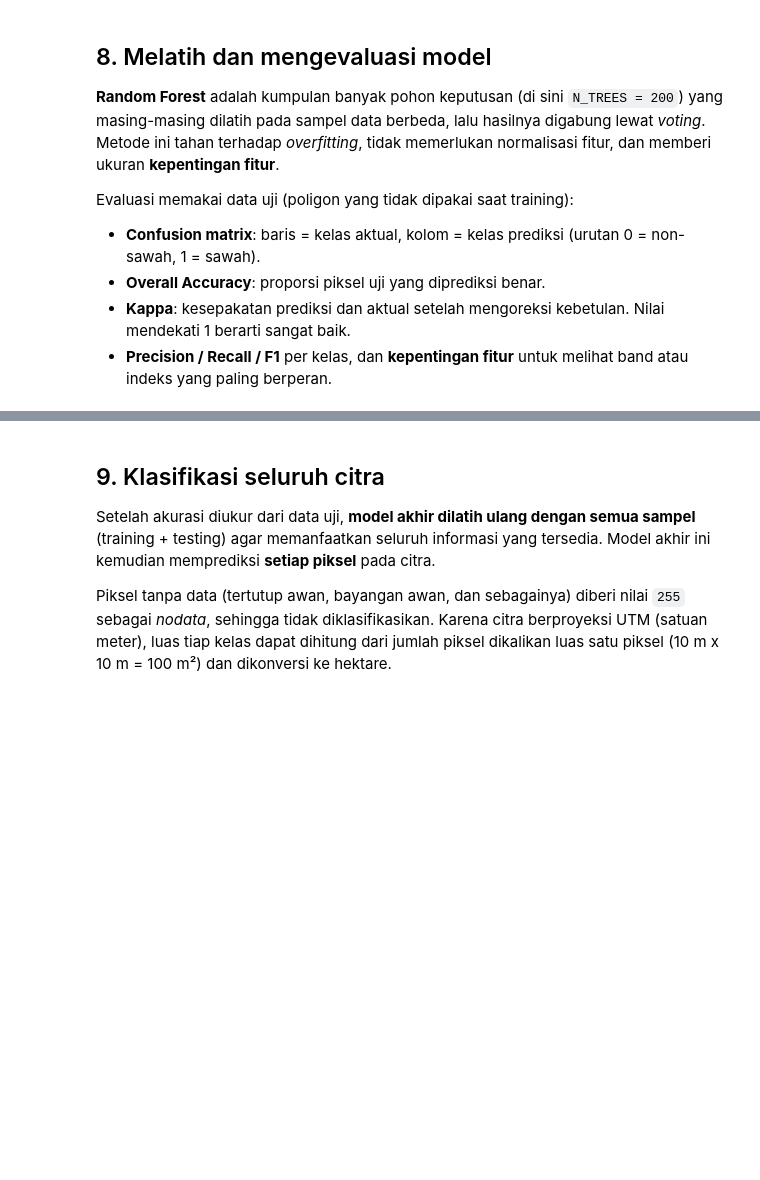
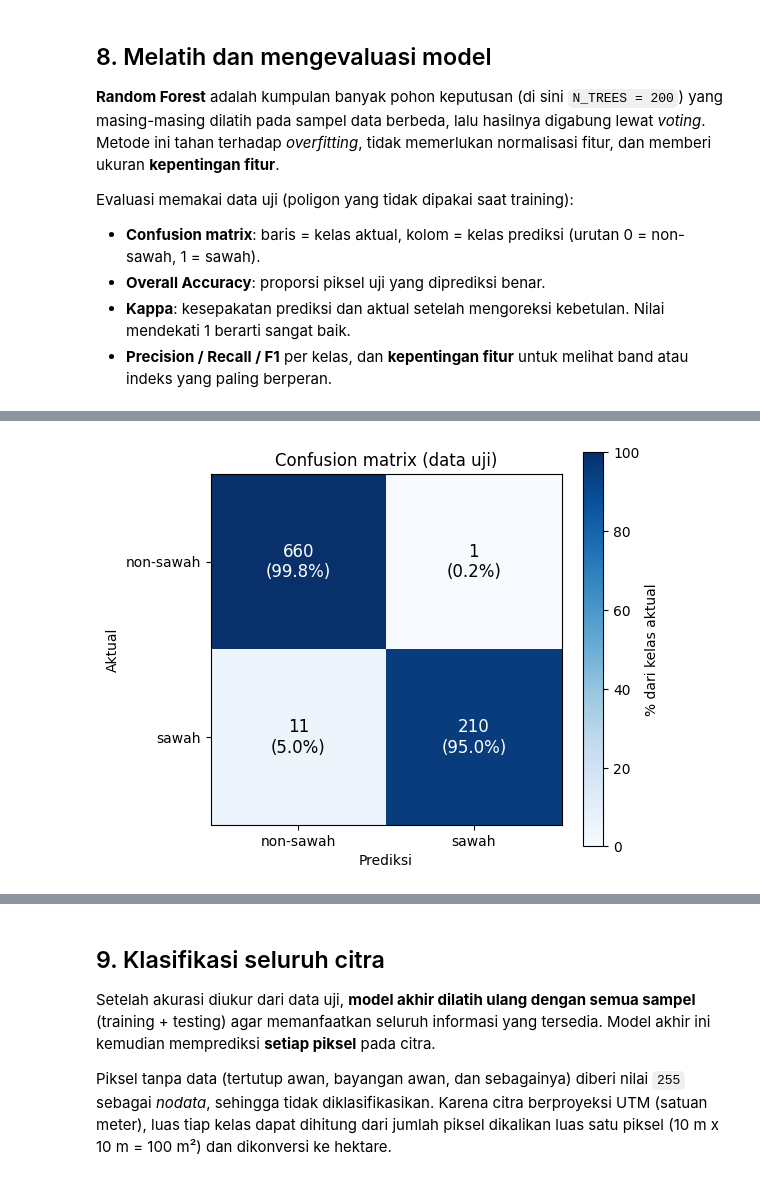
Before and after one commit to Okansyailendra/PSD, a Jupyter notebook: materi/klasifikasi_sawah/klasifikasi_sawah_sentinel2a.ipynb, the cells around one changed output, grey strips where cells are left out. Saved outputs shown, nothing was run; the diff lists cells and outputs as text; code cells hidden in the pictures; blank space fills up the shorter version.

```diff
--- a/materi/klasifikasi_sawah/klasifikasi_sawah_sentinel2a.ipynb
+++ b/materi/klasifikasi_sawah/klasifikasi_sawah_sentinel2a.ipynb
@@ -531,0 +659,24 @@ for n, v in sorted(zip(FEATURE_NAMES, rf.feature_importances_), key=lambda x: -x
+# %%
+cm = confusion_matrix(y_test, pred_test, labels=[0, 1])
+cm_pct = cm / cm.sum(axis=1, keepdims=True) * 100
+kelas = ["non-sawah", "sawah"]
+
+fig, ax = plt.subplots(figsize=(5.8, 4.8))
+im = ax.imshow(cm_pct, cmap="Blues", vmin=0, vmax=100)
+for i in range(2):
+    for j in range(2):
+        warna = "white" if cm_pct[i, j] > 50 else "black"
+        ax.text(j, i, f"{cm[i, j]}\n({cm_pct[i, j]:.1f}%)",
+                ha="center", va="center", color=warna, fontsize=12)
+ax.set_xticks([0, 1])
+ax.set_xticklabels(kelas)
+ax.set_yticks([0, 1])
+ax.set_yticklabels(kelas)
+ax.set_xlabel("Prediksi")
+ax.set_ylabel("Aktual")
+ax.set_title("Confusion matrix (data uji)")
+fig.colorbar(im, ax=ax, label="% dari kelas aktual")
+plt.tight_layout()
+plt.show()
+# %% [output]
+[figure, added]
```
Also changed, not shown: parts of 25 cells of this notebook, 15 other files.
